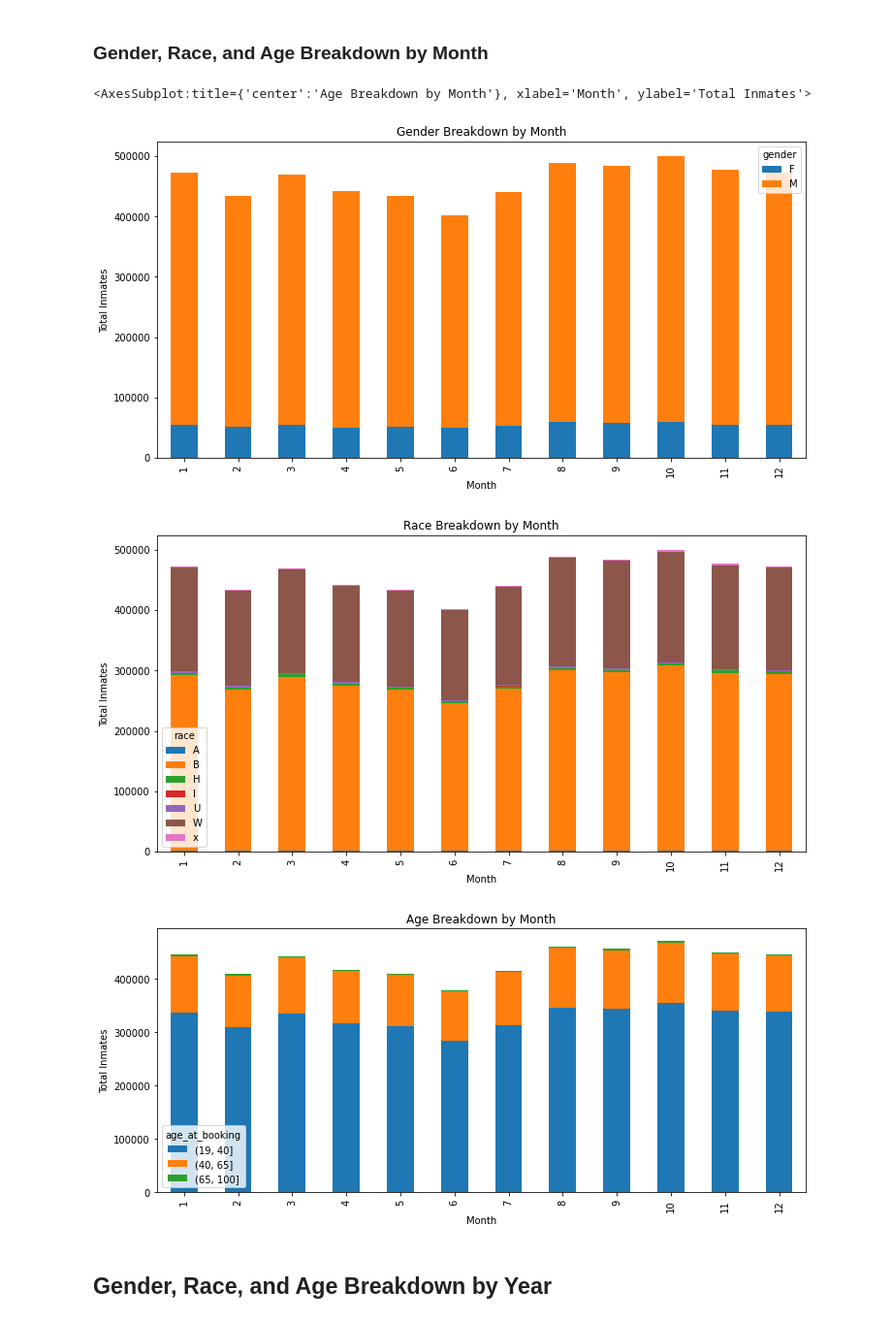
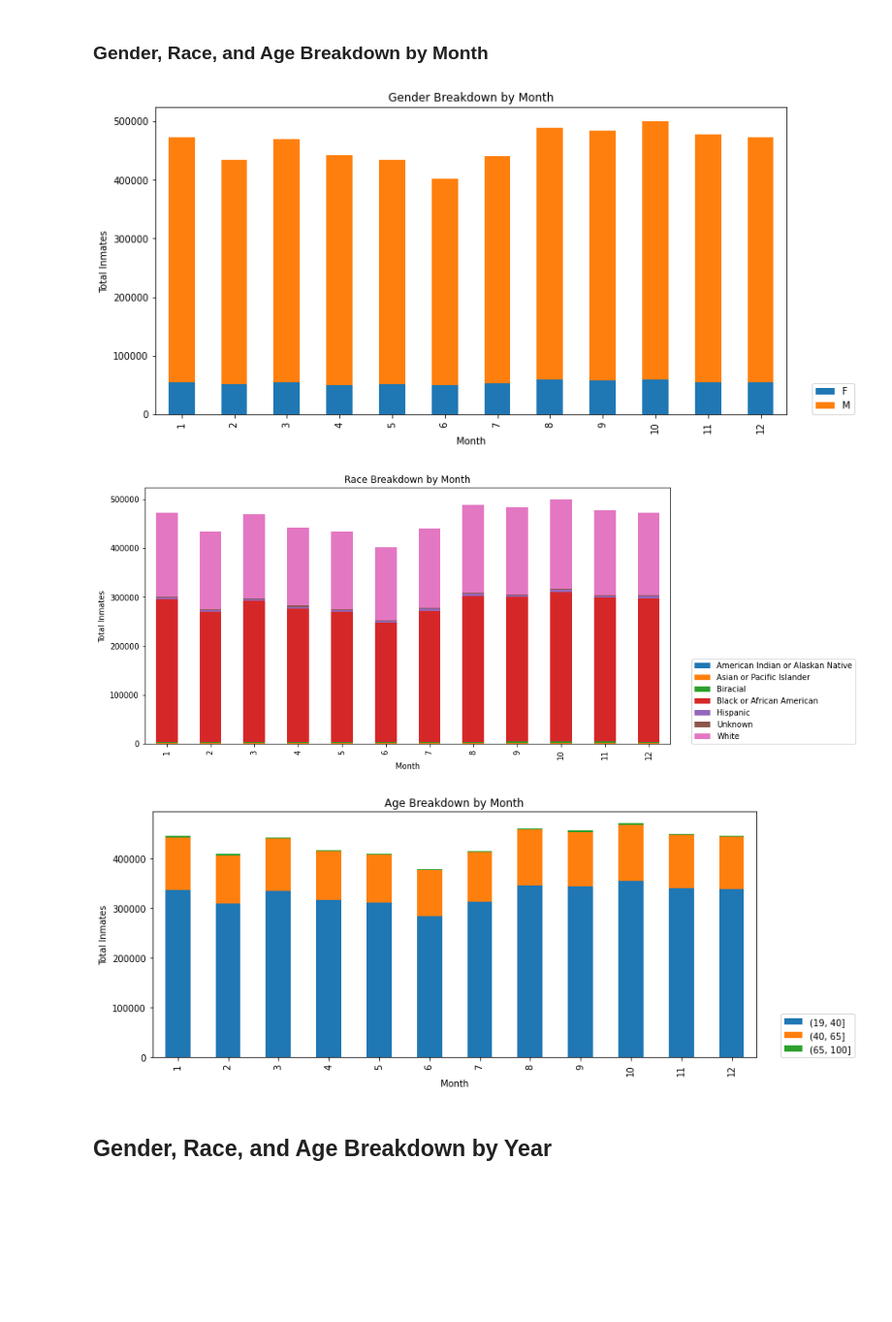
Before and after one commit to solomonheisey/Allegheny-County-Jail-Project, a Jupyter notebook: statistics.ipynb, the cells around one changed output. Shown at 97% size. Cells and saved outputs as stored; diff of their text form; code cells hidden in the pictures; blank space fills up the shorter version.

```diff
--- a/statistics.ipynb
+++ b/statistics.ipynb
@@ -25,6 +25,18 @@ except FileNotFoundError:
     df_all = pd.read_csv(url, sep=',', engine='python', parse_dates=['census_date'])
     df_all.to_csv(file_name)
 
+
+
+df_all['race'] = df_all['race'].replace(['A'], 'Asian or Pacific Islander')
+df_all['race'] = df_all['race'].replace(['B'], 'Black or African American')
+df_all['race'] = df_all['race'].replace(['H'], 'Hispanic')
+df_all['race'] = df_all['race'].replace(['I'], 'American Indian or Alaskan Native')
+df_all['race'] = df_all['race'].replace(['U'], 'Unknown')
+df_all['race'] = df_all['race'].replace(['W'], 'White')
+df_all['race'] = df_all['race'].replace(['x'], 'Biracial')
+df_all['race'] = df_all['race'].replace(['O'], 'All others')
+
+
 df_all['census_month'] = df_all['census_date'].dt.month
 df_all['census_year'] = df_all['census_date'].dt.year
 # %% [markdown]
@@ -32,20 +44,28 @@ df_all['census_year'] = df_all['census_date'].dt.year
 # %%
 df_gender_month = df_all.groupby(['census_month', 'gender'])['gender'].count().unstack()
 df_gender_month.plot.bar(stacked=True, ylabel='Total Inmates', xlabel='Month', title='Gender Breakdown by Month',
                      figsize= (12,6))
+plt.legend(loc=(1.04,0))
+plt.gcf().axes[0].yaxis.get_major_formatter().set_scientific(False)
+plt.show()
 
 df_race_month = df_all.groupby(['census_month', 'race'])['race'].count().unstack()
 df_race_month.plot.bar(stacked=True, ylabel='Total Inmates', xlabel='Month', title='Race Breakdown by Month',
                      figsize= (12,6))
+plt.legend(loc=(1.04,0))
+plt.gcf().axes[0].yaxis.get_major_formatter().set_scientific(False)
+plt.show()
 
 age_groups = pd.cut(df_all['age_at_booking'], bins=[19, 40, 65, 100])
 df_age_month = pd.crosstab(df_all['census_month'], age_groups)
 df_age_month.plot.bar(stacked=True, ylabel='Total Inmates', xlabel='Month', title='Age Breakdown by Month', figsize=(12,5))
+plt.legend(loc=(1.04,0))
+plt.gcf().axes[0].yaxis.get_major_formatter().set_scientific(False)
+plt.show()
 # %% [output]
-<AxesSubplot:title={'center':'Age Breakdown by Month'}, xlabel='Month', ylabel='Total Inmates'>
-[figure, old version]
+[figure, new version]
-[figure, old version]
+[figure, new version]
-[figure, old version]
+[figure, new version]
 # %% [markdown]
 ## Gender, Race, and Age Breakdown by Year
 # %%
```
Also changed, not shown: parts of 3 cells of this notebook.
